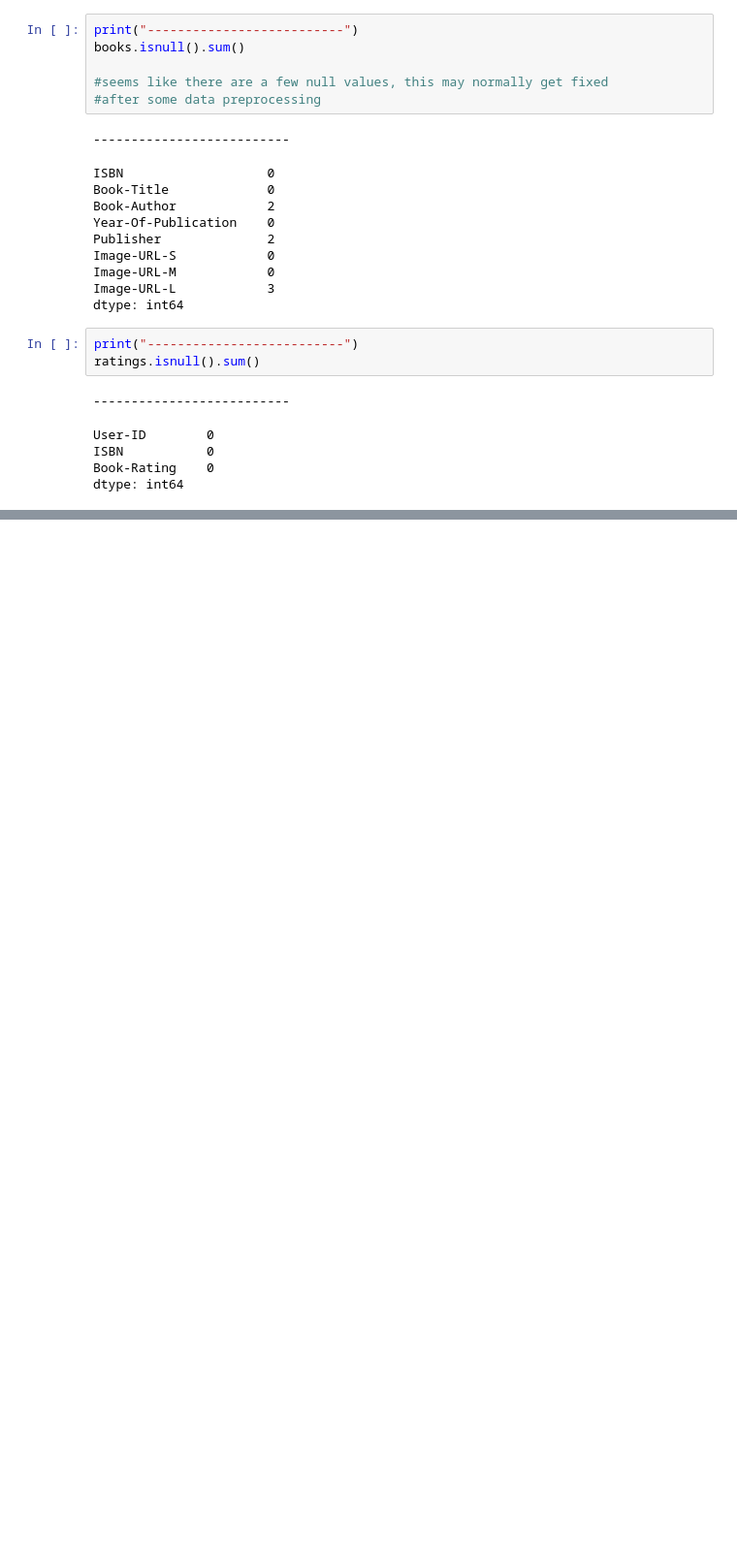
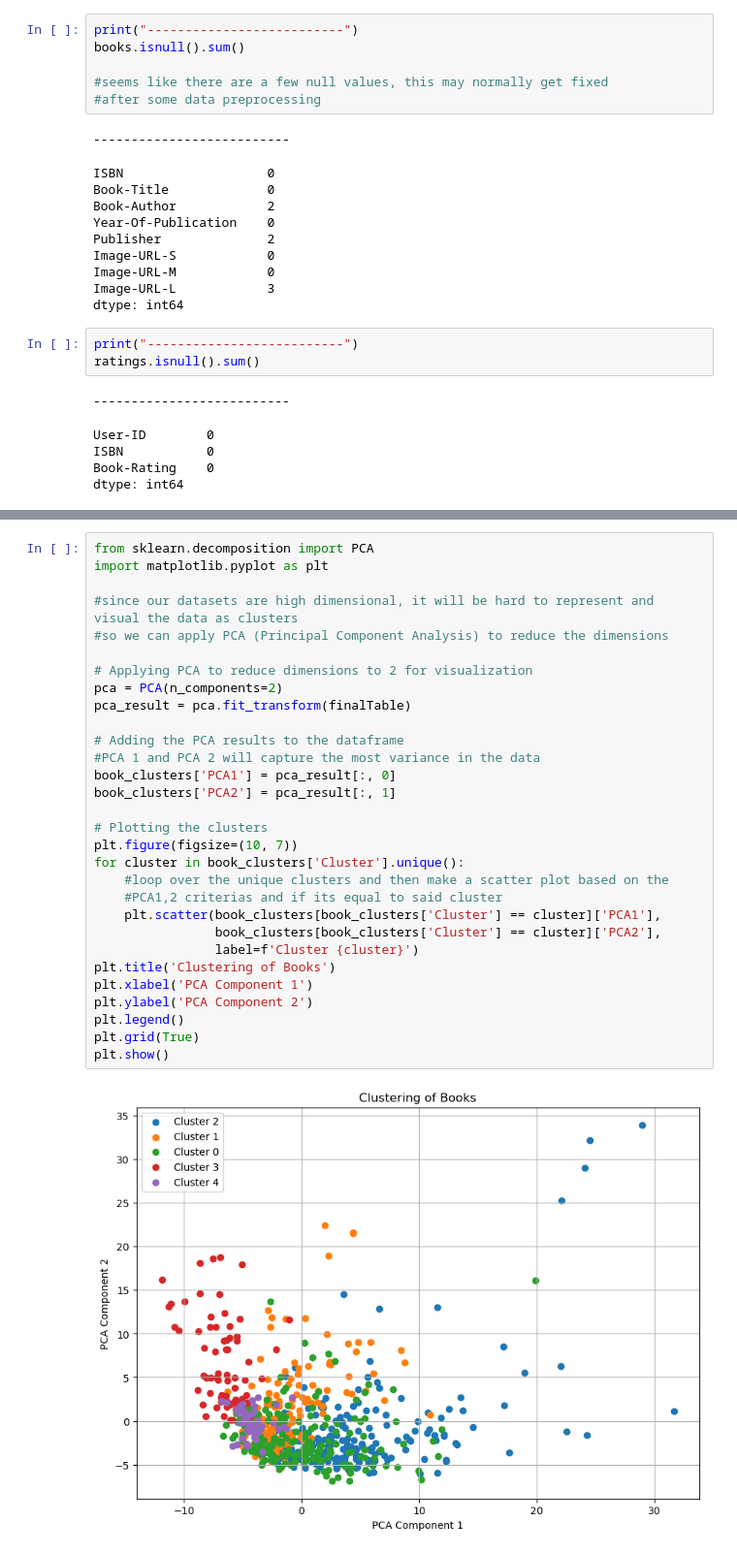
Before and after one commit to Abudyy/book-recommendation-system, a Jupyter notebook: book-recommendation.ipynb, the cells around one changed output, grey strips where cells are left out. Shown at 97% size. Saved outputs shown, nothing was run; the diff lists cells and outputs as text; blank space fills up the shorter version.

```diff
--- a/book-recommendation.ipynb
+++ b/book-recommendation.ipynb
@@ -109,0 +321,32 @@ print("Hello World")
+# %%
+from sklearn.decomposition import PCA
+import matplotlib.pyplot as plt
+
+#since our datasets are high dimensional, it will be hard to represent and visual the data as clusters
+#so we can apply PCA (Principal Component Analysis) to reduce the dimensions
+
+# Applying PCA to reduce dimensions to 2 for visualization
+pca = PCA(n_components=2)
+pca_result = pca.fit_transform(finalTable)
+
+# Adding the PCA results to the dataframe
+#PCA 1 and PCA 2 will capture the most variance in the data
+book_clusters['PCA1'] = pca_result[:, 0]
+book_clusters['PCA2'] = pca_result[:, 1]
+
+# Plotting the clusters
+plt.figure(figsize=(10, 7))
+for cluster in book_clusters['Cluster'].unique():
+    #loop over the unique clusters and then make a scatter plot based on the
+    #PCA1,2 criterias and if its equal to said cluster
+    plt.scatter(book_clusters[book_clusters['Cluster'] == cluster]['PCA1'],
+                book_clusters[book_clusters['Cluster'] == cluster]['PCA2'],
+                label=f'Cluster {cluster}')
+plt.title('Clustering of Books')
+plt.xlabel('PCA Component 1')
+plt.ylabel('PCA Component 2')
+plt.legend()
+plt.grid(True)
+plt.show()
+# %% [output]
+[figure, added]
```
Also changed, not shown: parts of 56 cells of this notebook, 19 other files.
